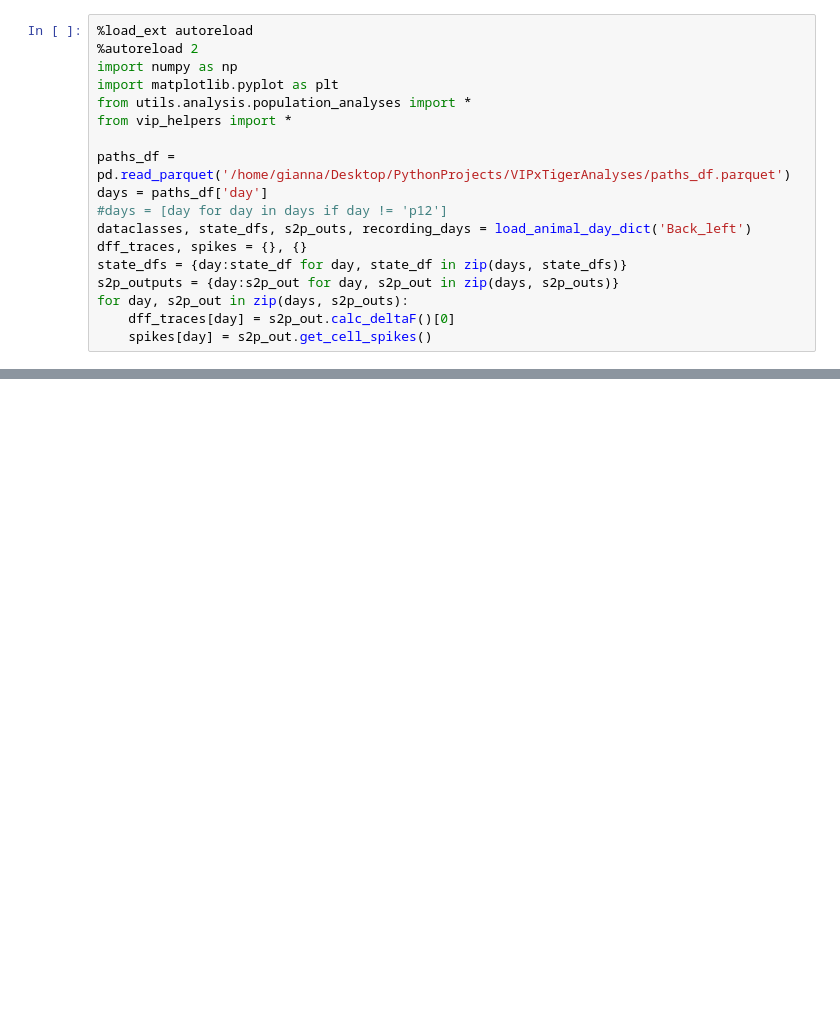
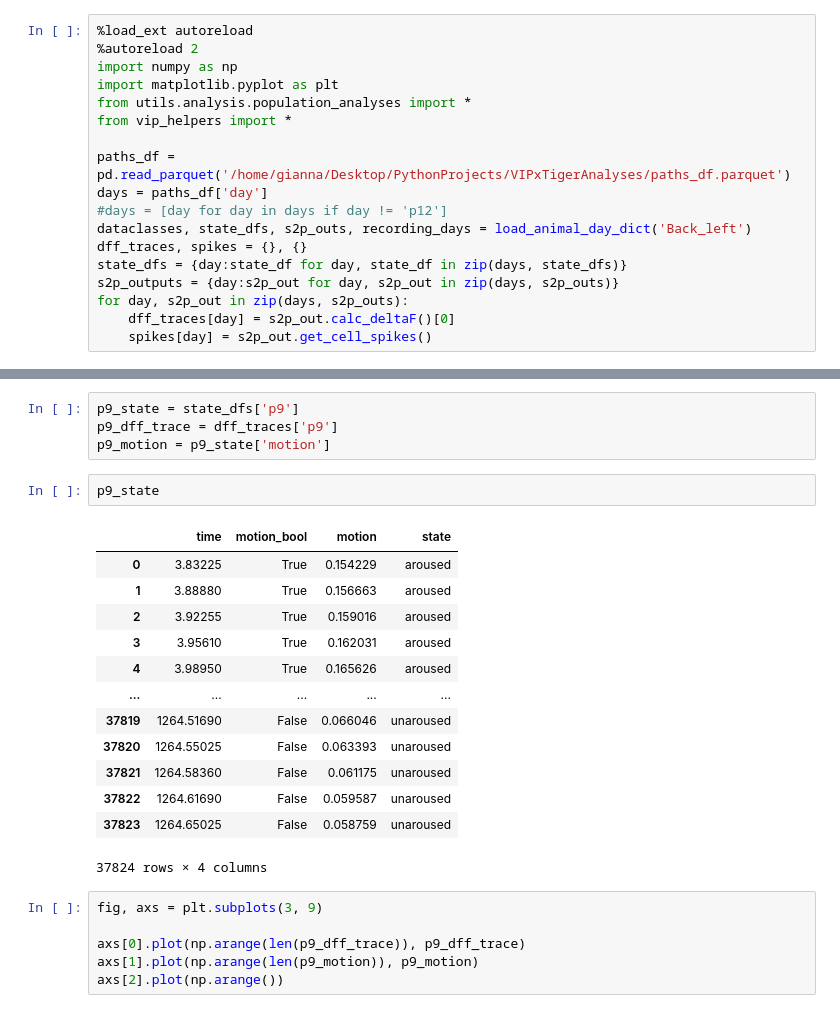
Before and after one commit to giannamattessich/VIPAnalyses, a Jupyter notebook: vip_figure3.ipynb, the cells around one changed output, grey strips where cells are left out. Saved outputs shown, nothing was run; the diff lists cells and outputs as text; blank space fills up the shorter version.

```diff
--- a/vip_figure3.ipynb
+++ b/vip_figure3.ipynb
@@ -22,0 +33,26 @@ NameError: name 'state_dfs' is not defined
+# %%
+p9_state = state_dfs['p9']
+p9_dff_trace = dff_traces['p9']
+p9_motion = p9_state['motion']
+# %%
+p9_state
+# %% [output]
+|  | time | motion_bool | motion | state |
+| 0 | 3.83225 | True | 0.154229 | aroused |
+| 1 | 3.88880 | True | 0.156663 | aroused |
+| 2 | 3.92255 | True | 0.159016 | aroused |
+| 3 | 3.95610 | True | 0.162031 | aroused |
+| 4 | 3.98950 | True | 0.165626 | aroused |
+| ... | ... | ... | ... | ... |
+| 37819 | 1264.51690 | False | 0.066046 | unaroused |
+| 37820 | 1264.55025 | False | 0.063393 | unaroused |
+| 37821 | 1264.58360 | False | 0.061175 | unaroused |
+| 37822 | 1264.61690 | False | 0.059587 | unaroused |
+| 37823 | 1264.65025 | False | 0.058759 | unaroused |
+37824 rows × 4 columns
+# %%
+fig, axs = plt.subplots(3, 9)
+
+axs[0].plot(np.arange(len(p9_dff_trace)), p9_dff_trace)
+axs[1].plot(np.arange(len(p9_motion)), p9_motion)
+axs[2].plot(np.arange())
```
Also changed, not shown: parts of 2 cells of this notebook, 3 other files.
